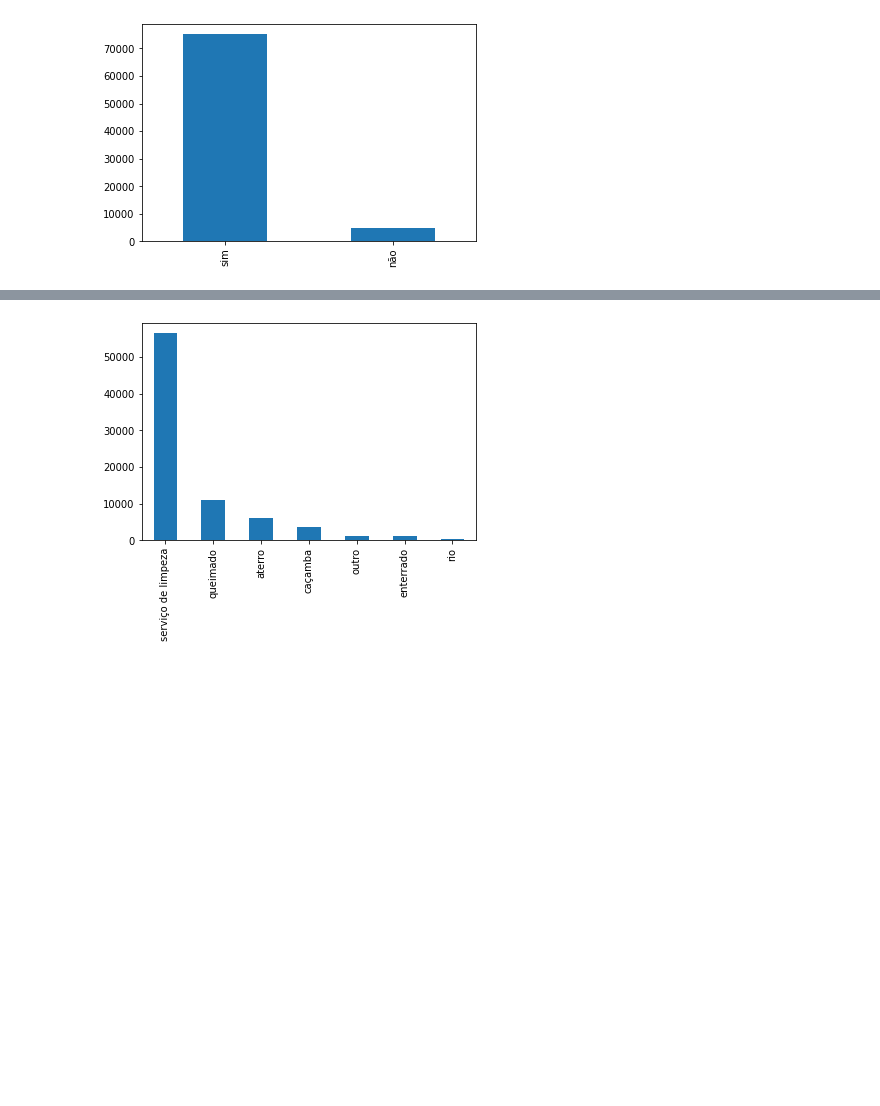
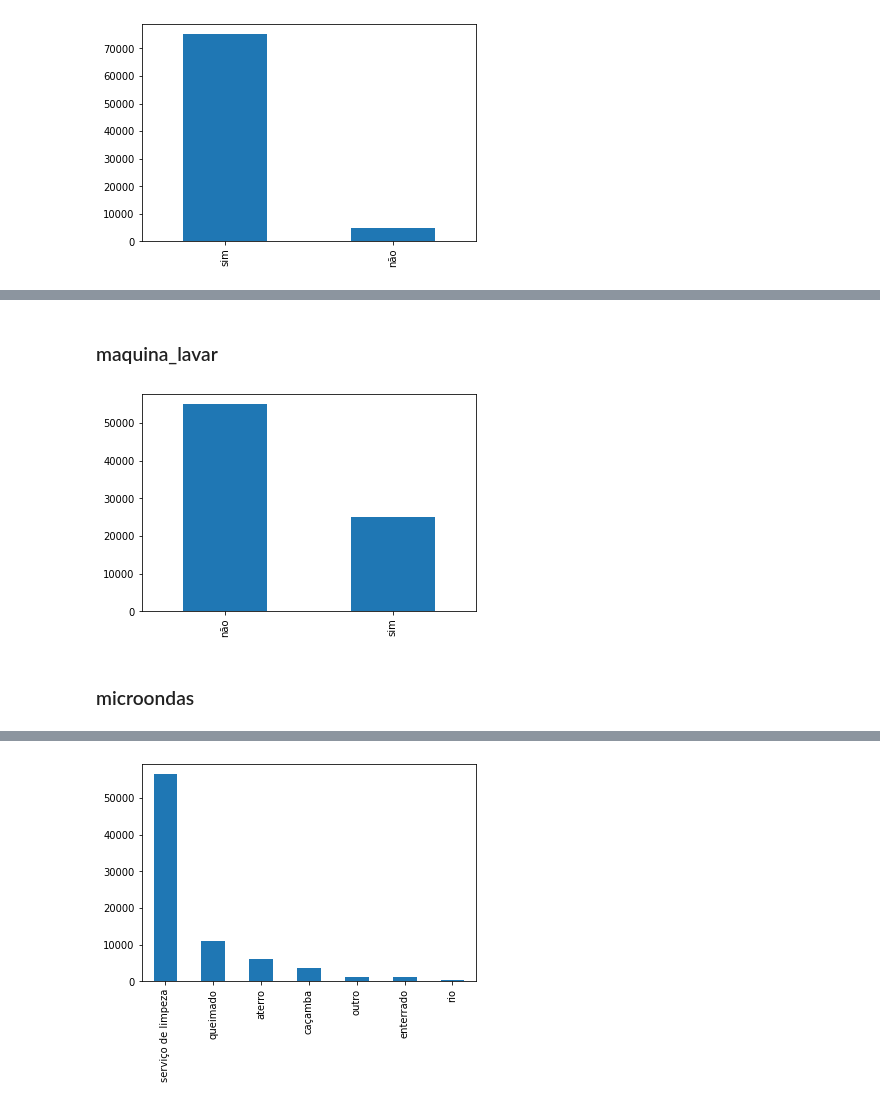
Before and after one commit to franklinzppa/renda-censo-regressao, a Jupyter notebook: renda-reg.ipynb, the cells around one changed output, grey strips where cells are left out. Drawn from its saved outputs; the diff is of its cells as text; code cells hidden in the pictures; blank space fills up the shorter version.

```diff
--- a/renda-reg.ipynb
+++ b/renda-reg.ipynb
@@ -397,3 +411,12 @@ plt.show()
+# %% [markdown]
+### maquina_lavar
+# %%
+X_train['maquina_lavar'].value_counts().plot(kind='bar')
+plt.show()
+# %% [output]
+[figure, added]
+# %% [markdown]
+### microondas
 # %%
 X_train['microondas'].value_counts().plot(kind='bar')
 plt.show()
```
Also changed, not shown: parts of 47 cells of this notebook.
